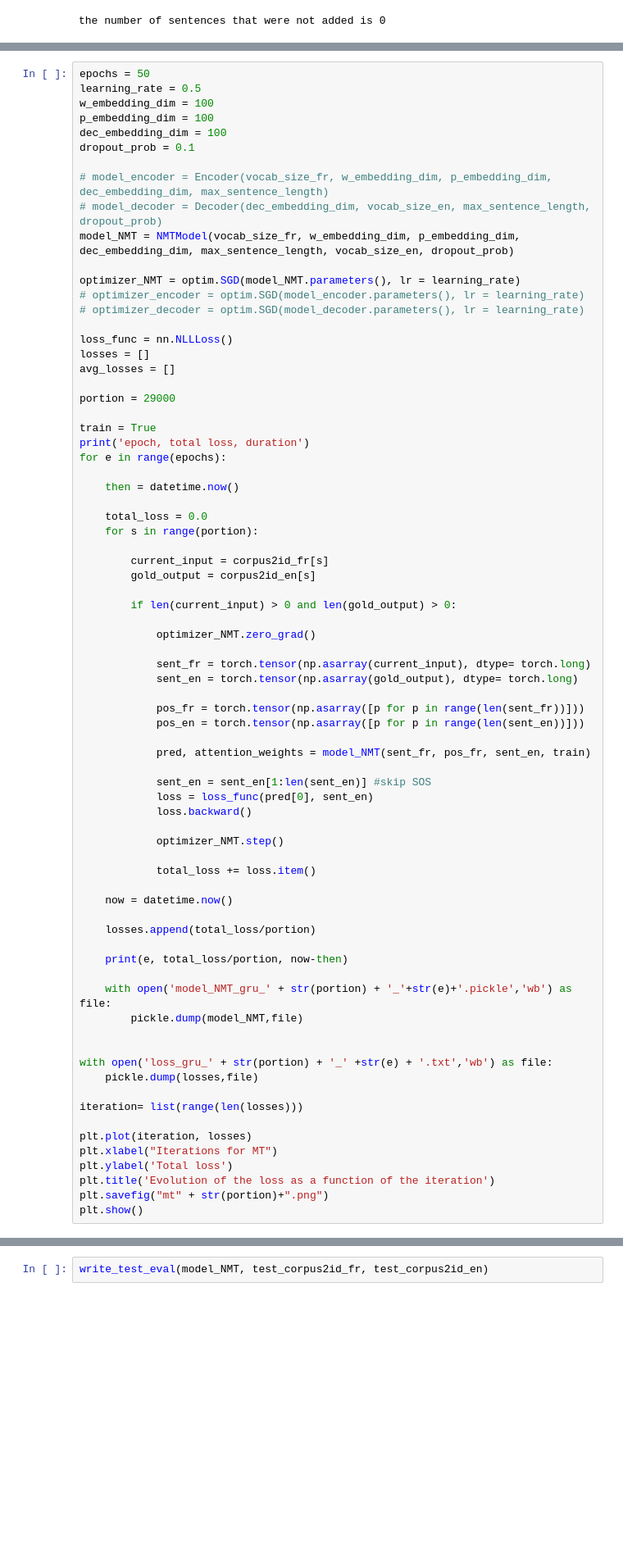
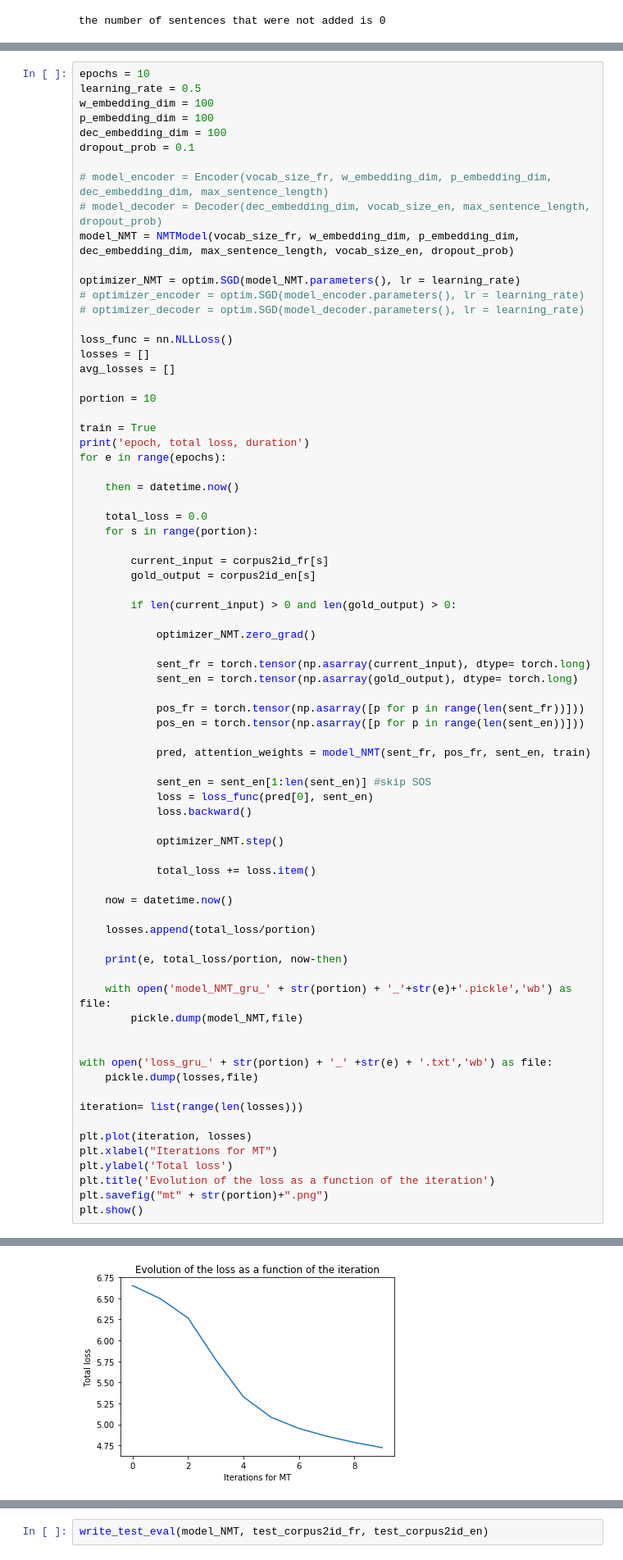
Before and after one commit to ecekt/NLP2-LAB2, a Jupyter notebook: NLP2-lab2_gru.ipynb, the cells around one changed output, grey strips where cells are left out. Shown at 82% size. Cells and saved outputs as stored; diff of their text form; blank space fills up the shorter version.

```diff
--- a/NLP2-lab2_gru.ipynb
+++ b/NLP2-lab2_gru.ipynb
@@ -404,7 +407,7 @@ class Decoder(nn.Module):
 
             return decoder_outputs, decoder_attentions
 # %%
-epochs = 50
+epochs = 10
 learning_rate = 0.5
 w_embedding_dim = 100
 p_embedding_dim = 100
@@ -423,7 +426,7 @@ loss_func = nn.NLLLoss()
 losses = []
 avg_losses = []
 
-portion = 29000
+portion = 10
 
 train = True
 print('epoch, total loss, duration')
@@ -486,3 +496,4 @@ KeyboardInterrupt:
+[figure, added]
 # %%
 pair = 3
 
```
Also changed, not shown: parts of 4 cells of this notebook, 1 other file.
